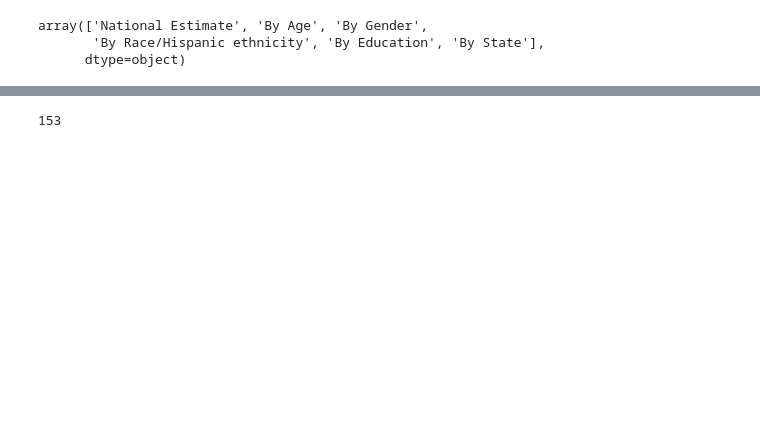
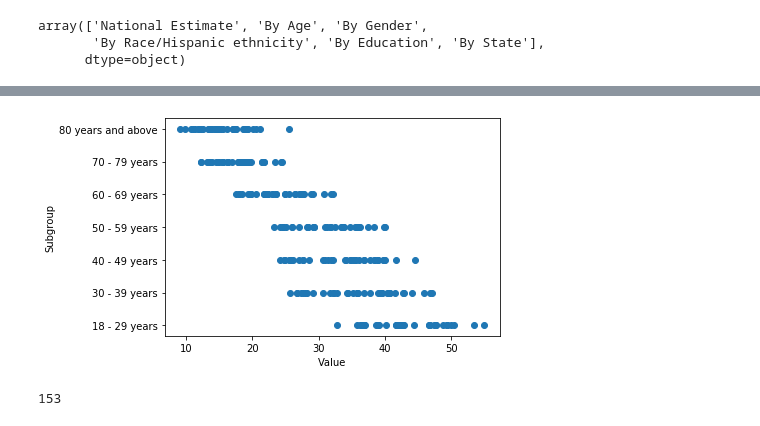
Before and after one commit to Kthomas09/GWU-Project-1, a Jupyter notebook: Final_data_linear_analysis.ipynb, the cells around one changed output, grey strips where cells are left out. Drawn from its saved outputs; the diff is of its cells as text; code cells hidden in the pictures; blank space fills up the shorter version.

```diff
--- a/Final_data_linear_analysis.ipynb
+++ b/Final_data_linear_analysis.ipynb
@@ -111,3 +134,7 @@ df.Group.unique()
 array(['National Estimate', 'By Age', 'By Gender',
        'By Race/Hispanic ethnicity', 'By Education', 'By State'],
       dtype=object)
+# %%
+age_df = df.loc[(df['Group']=="By Age")]
+print(len(age_df))
+age_df
@@ -114,3 +156,10 @@ array(['National Estimate', 'By Age', 'By Gender',
+# %%
+plt.scatter(age_df.iloc[:,6],age_df.iloc[:,3])
+plt.xlabel("Value")
+plt.ylabel("Subgroup")
+plt.show()
+# %% [output]
+[figure, added]
 # %%
 state_df = df.loc[(df['Group']=="By State") & (df['Week'] == 12)]
 print(len(state_df))
```
Also changed, not shown: parts of 5 cells of this notebook.
